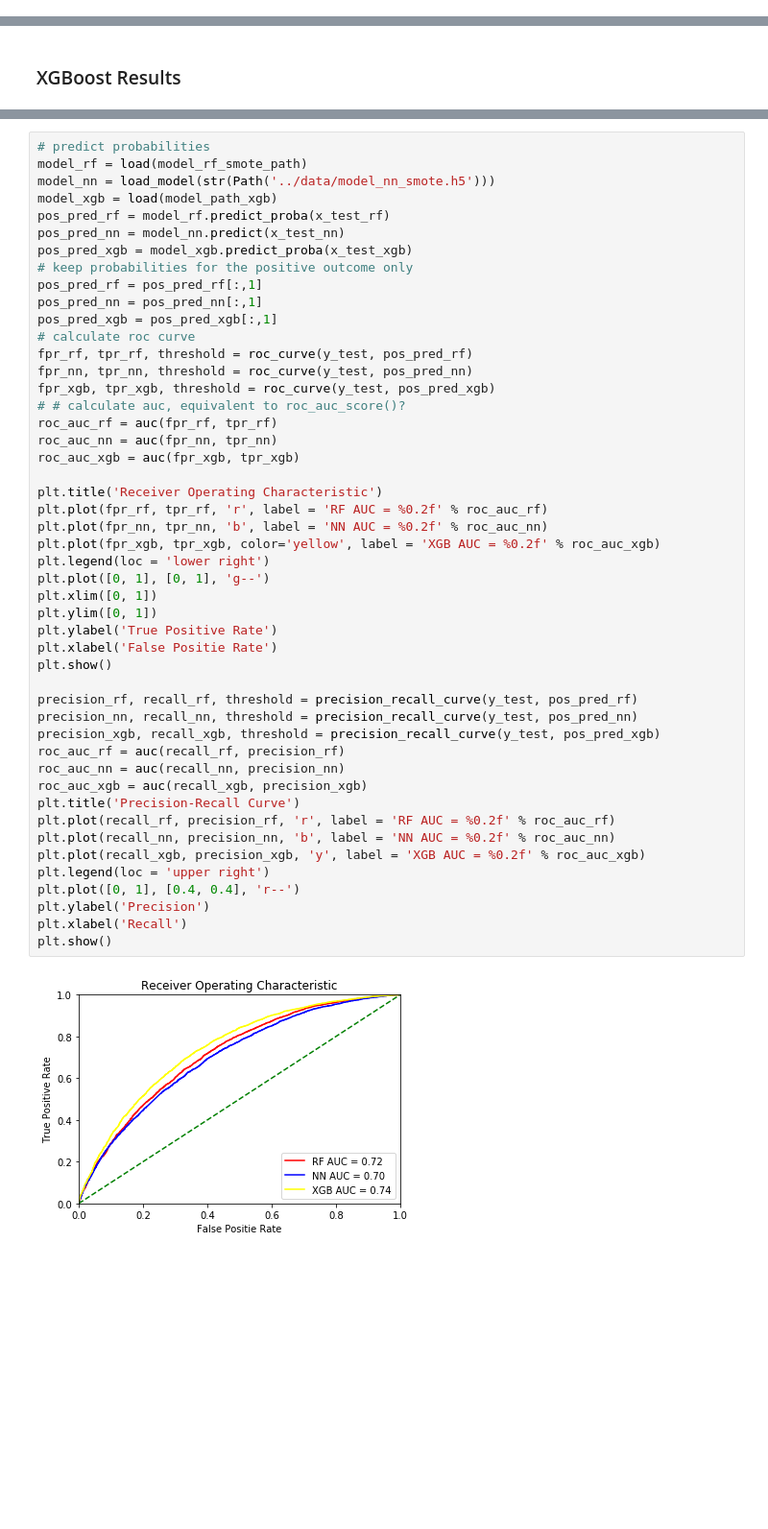
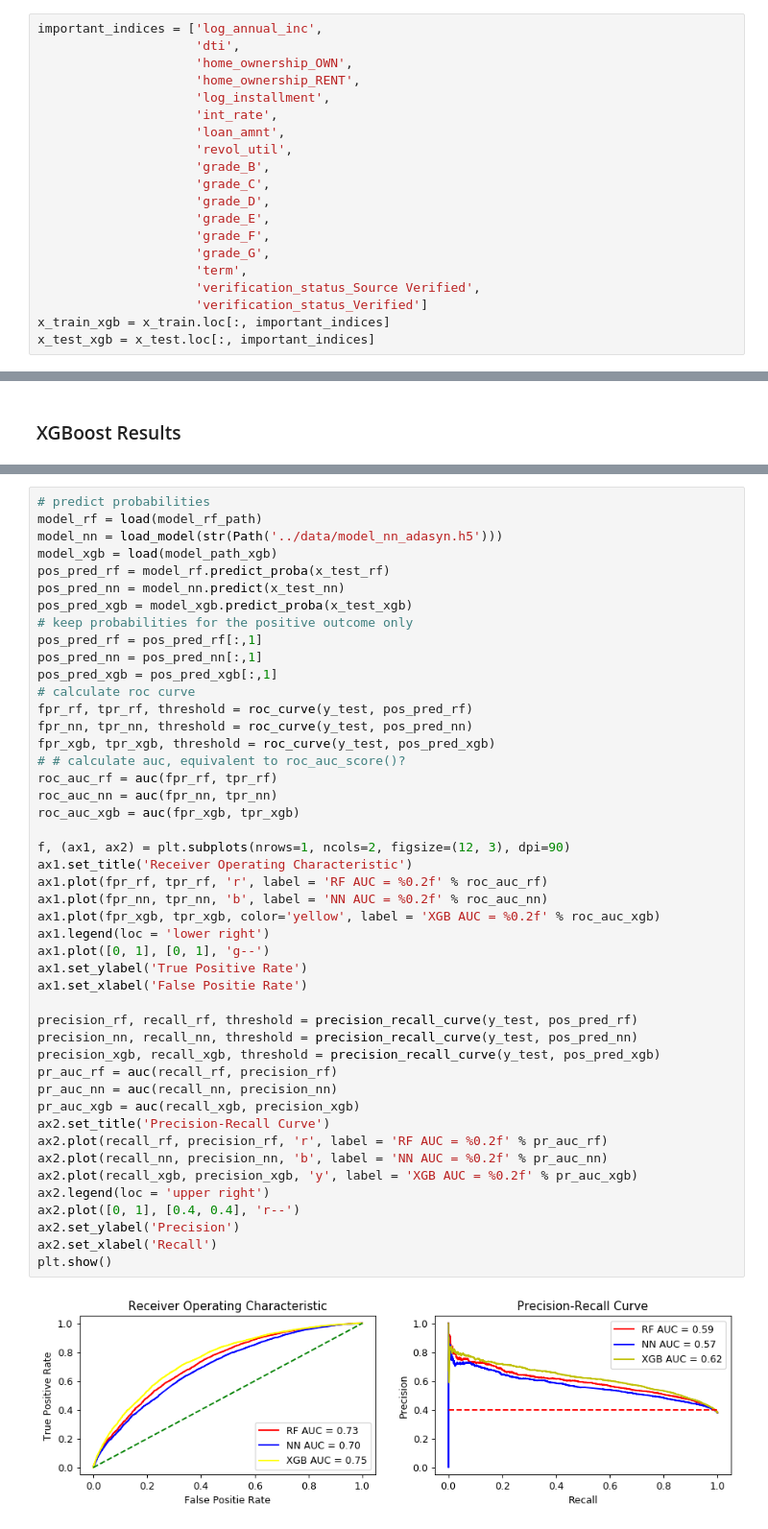
Before and after one commit to ZhuLeon/Loan-Default-Prediction, a Jupyter notebook: src/main.ipynb, the cells around one changed output, grey strips where cells are left out. Shown at 96% size. Saved outputs shown, nothing was run; the diff lists cells and outputs as text; blank space fills up the shorter version.

```diff
--- a/src/main.ipynb
+++ b/src/main.ipynb
@@ -1211,0 +1565,20 @@ plt.show()
+# %%
+important_indices = ['log_annual_inc',
+                     'dti',
+                     'home_ownership_OWN',
+                     'home_ownership_RENT',
+                     'log_installment',
+                     'int_rate',
+                     'loan_amnt',
+                     'revol_util',
+                     'grade_B',
+                     'grade_C',
+                     'grade_D',
+                     'grade_E',
+                     'grade_F',
+                     'grade_G',
+                     'term',
+                     'verification_status_Source Verified',
+                     'verification_status_Verified']
+x_train_xgb = x_train.loc[:, important_indices]
+x_test_xgb = x_test.loc[:, important_indices]
@@ -1391,50 +1940,48 @@ Accuracy: 67.44%
 # %%
 # predict probabilities
-model_rf = load(model_rf_smote_path)
-model_nn = load_model(str(Path('../data/model_nn_smote.h5')))
+model_rf = load(model_rf_path)
+model_nn = load_model(str(Path('../data/model_nn_adasyn.h5')))
 model_xgb = load(model_path_xgb)
 pos_pred_rf = model_rf.predict_proba(x_test_rf)
 pos_pred_nn = model_nn.predict(x_test_nn)
 pos_pred_xgb = model_xgb.predict_proba(x_test_xgb)
 # keep probabilities for the positive outcome only
 pos_pred_rf = pos_pred_rf[:,1]
 pos_pred_nn = pos_pred_nn[:,1]
 pos_pred_xgb = pos_pred_xgb[:,1]
 # calculate roc curve
 fpr_rf, tpr_rf, threshold = roc_curve(y_test, pos_pred_rf)
 fpr_nn, tpr_nn, threshold = roc_curve(y_test, pos_pred_nn)
 fpr_xgb, tpr_xgb, threshold = roc_curve(y_test, pos_pred_xgb)
 # # calculate auc, equivalent to roc_auc_score()?
 roc_auc_rf = auc(fpr_rf, tpr_rf)
 roc_auc_nn = auc(fpr_nn, tpr_nn)
 roc_auc_xgb = auc(fpr_xgb, tpr_xgb)
 
-plt.title('Receiver Operating Characteristic')
-plt.plot(fpr_rf, tpr_rf, 'r', label = 'RF AUC = %0.2f' % roc_auc_rf)
-plt.plot(fpr_nn, tpr_nn, 'b', label = 'NN AUC = %0.2f' % roc_auc_nn)
-plt.plot(fpr_xgb, tpr_xgb, color='yellow', label = 'XGB AUC = %0.2f' % roc_auc_xgb)
-plt.legend(loc = 'lower right')
-plt.plot([0, 1], [0, 1], 'g--')
-plt.xlim([0, 1])
-plt.ylim([0, 1])
-plt.ylabel('True Positive Rate')
-plt.xlabel('False Positie Rate')
-plt.show()
+f, (ax1, ax2) = plt.subplots(nrows=1, ncols=2, figsize=(12, 3), dpi=90)
+ax1.set_title('Receiver Operating Characteristic')
+ax1.plot(fpr_rf, tpr_rf, 'r', label = 'RF AUC = %0.2f' % roc_auc_rf)
+ax1.plot(fpr_nn, tpr_nn, 'b', label = 'NN AUC = %0.2f' % roc_auc_nn)
+ax1.plot(fpr_xgb, tpr_xgb, color='yellow', label = 'XGB AUC = %0.2f' % roc_auc_xgb)
+ax1.legend(loc = 'lower right')
+ax1.plot([0, 1], [0, 1], 'g--')
+ax1.set_ylabel('True Positive Rate')
+ax1.set_xlabel('False Positie Rate')
 
 precision_rf, recall_rf, threshold = precision_recall_curve(y_test, pos_pred_rf)
 precision_nn, recall_nn, threshold = precision_recall_curve(y_test, pos_pred_nn)
 precision_xgb, recall_xgb, threshold = precision_recall_curve(y_test, pos_pred_xgb)
-roc_auc_rf = auc(recall_rf, precision_rf)
-roc_auc_nn = auc(recall_nn, precision_nn)
-roc_auc_xgb = auc(recall_xgb, precision_xgb)
-plt.title('Precision-Recall Curve')
-plt.plot(recall_rf, precision_rf, 'r', label = 'RF AUC = %0.2f' % roc_auc_rf)
-plt.plot(recall_nn, precision_nn, 'b', label = 'NN AUC = %0.2f' % roc_auc_nn)
-plt.plot(recall_xgb, precision_xgb, 'y', label = 'XGB AUC = %0.2f' % roc_auc_xgb)
-plt.legend(loc = 'upper right')
-plt.plot([0, 1], [0.4, 0.4], 'r--')
-plt.ylabel('Precision')
-plt.xlabel('Recall')
+pr_auc_rf = auc(recall_rf, precision_rf)
+pr_auc_nn = auc(recall_nn, precision_nn)
+pr_auc_xgb = auc(recall_xgb, precision_xgb)
+ax2.set_title('Precision-Recall Curve')
+ax2.plot(recall_rf, precision_rf, 'r', label = 'RF AUC = %0.2f' % pr_auc_rf)
+ax2.plot(recall_nn, precision_nn, 'b', label = 'NN AUC = %0.2f' % pr_auc_nn)
+ax2.plot(recall_xgb, precision_xgb, 'y', label = 'XGB AUC = %0.2f' % pr_auc_xgb)
+ax2.legend(loc = 'upper right')
+ax2.plot([0, 1], [0.4, 0.4], 'r--')
+ax2.set_ylabel('Precision')
+ax2.set_xlabel('Recall')
 plt.show()
 # %% [output]
-[figure, old version]
+[figure, new version]
```
Also changed, not shown: parts of 91 cells of this notebook, 2 other files.
